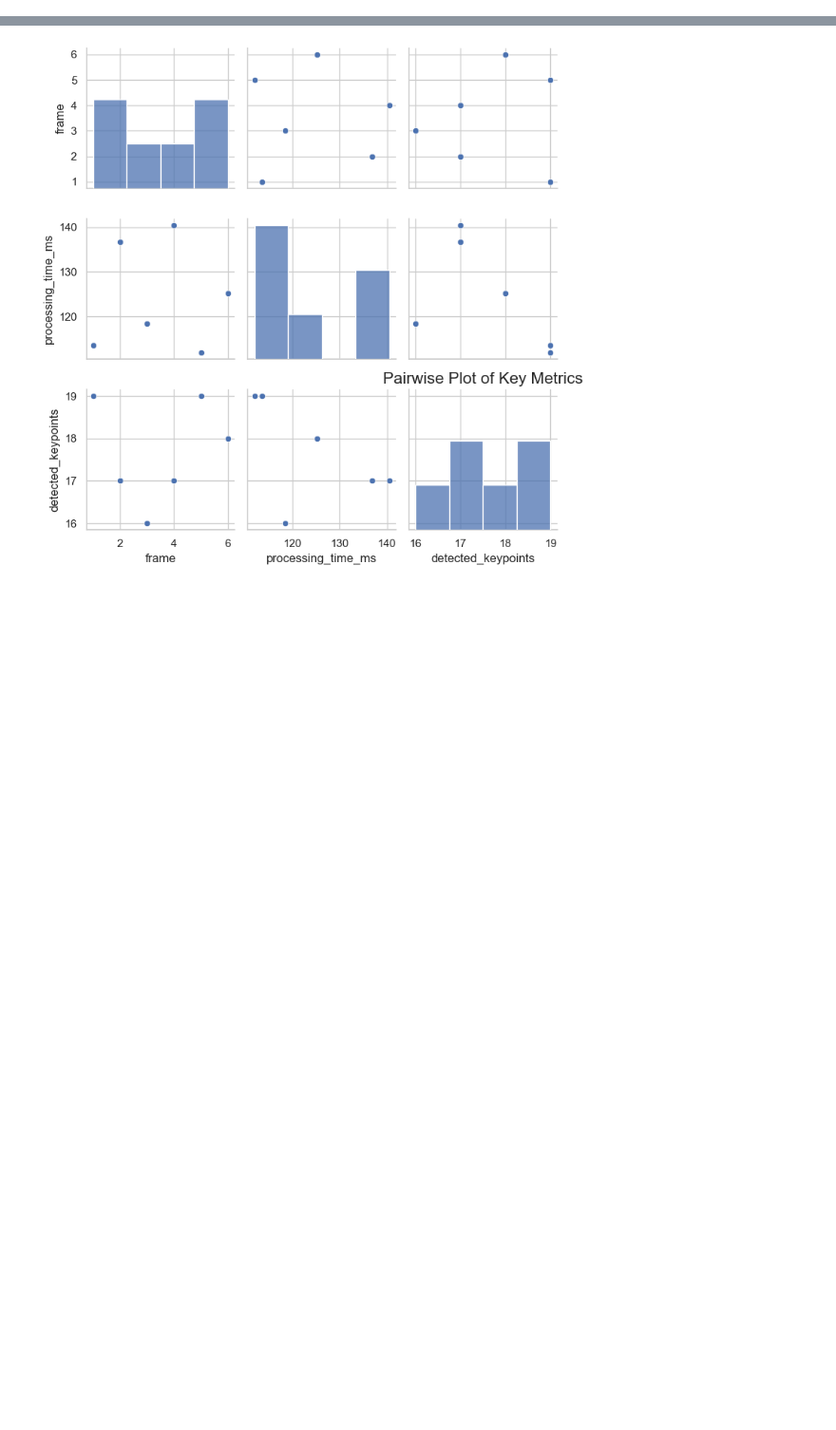
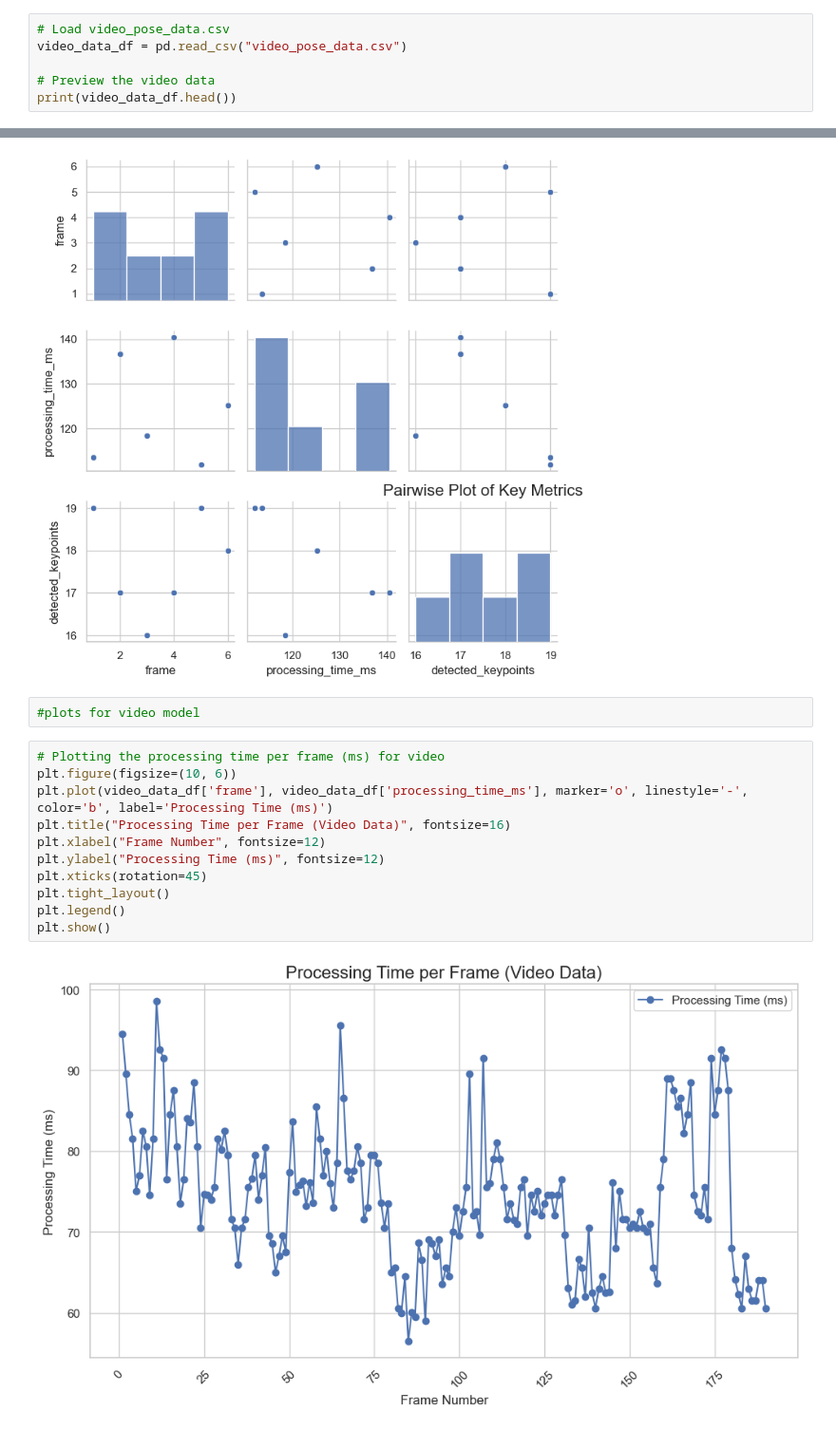
Before and after one commit to Redback-Operations/redback-orion, a Jupyter notebook: Player_Tracking/Pose_Matching_project/Pose_Estimation/pose_data_analytics.ipynb, the cells around one changed output, grey strips where cells are left out. Shown at 95% size. Drawn from its saved outputs; the diff is of its cells as text; blank space fills up the shorter version.

```diff
--- a/Player_Tracking/Pose_Matching_project/Pose_Estimation/pose_data_analytics.ipynb
+++ b/Player_Tracking/Pose_Matching_project/Pose_Estimation/pose_data_analytics.ipynb
@@ -24,3 +24,9 @@ print(data_df.head())
 2  [0.7363194823265076, 0.707866370677948, 0.5391...
 3  [0.6772987842559814, 0.6417106986045837, 0.499...
 4  [0.7624384164810181, 0.6886500716209412, 0.682...
+# %%
+# Load video_pose_data.csv
+video_data_df = pd.read_csv("video_pose_data.csv")
+
+# Preview the video data
+print(video_data_df.head())
@@ -74,3 +94,18 @@ plt.tight_layout()
 plt.show()
 # %% [output]
 [figure]
+# %%
+#plots for video model
+# %%
+# Plotting the processing time per frame (ms) for video
+plt.figure(figsize=(10, 6))
+plt.plot(video_data_df['frame'], video_data_df['processing_time_ms'], marker='o', linestyle='-', color='b', label='Processing Time (ms)')
+plt.title("Processing Time per Frame (Video Data)", fontsize=16)
+plt.xlabel("Frame Number", fontsize=12)
+plt.ylabel("Processing Time (ms)", fontsize=12)
+plt.xticks(rotation=45)
+plt.tight_layout()
+plt.legend()
+plt.show()
+# %% [output]
+[figure, added]
```
Also changed, not shown: parts of 6 cells of this notebook, 3 other files.
